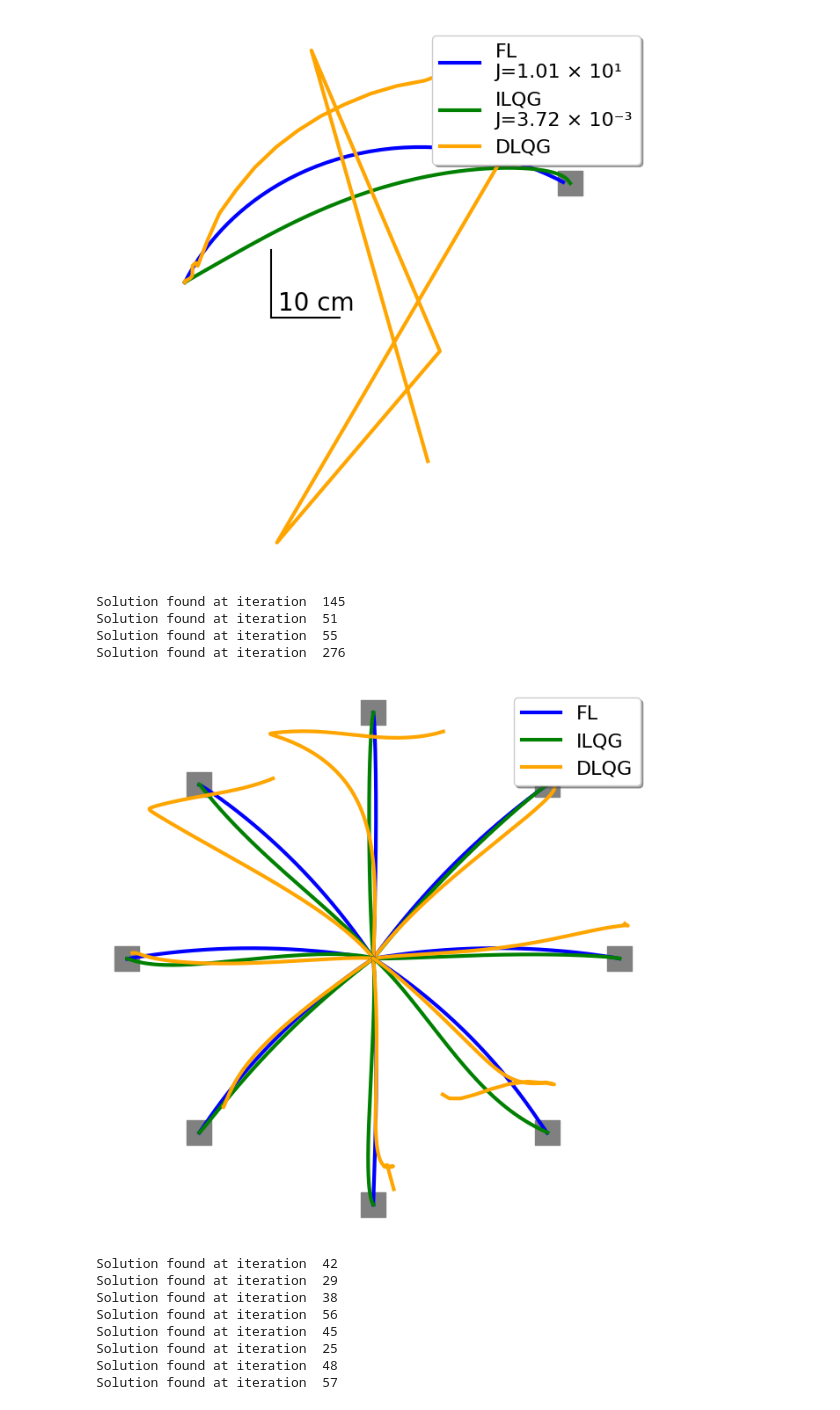
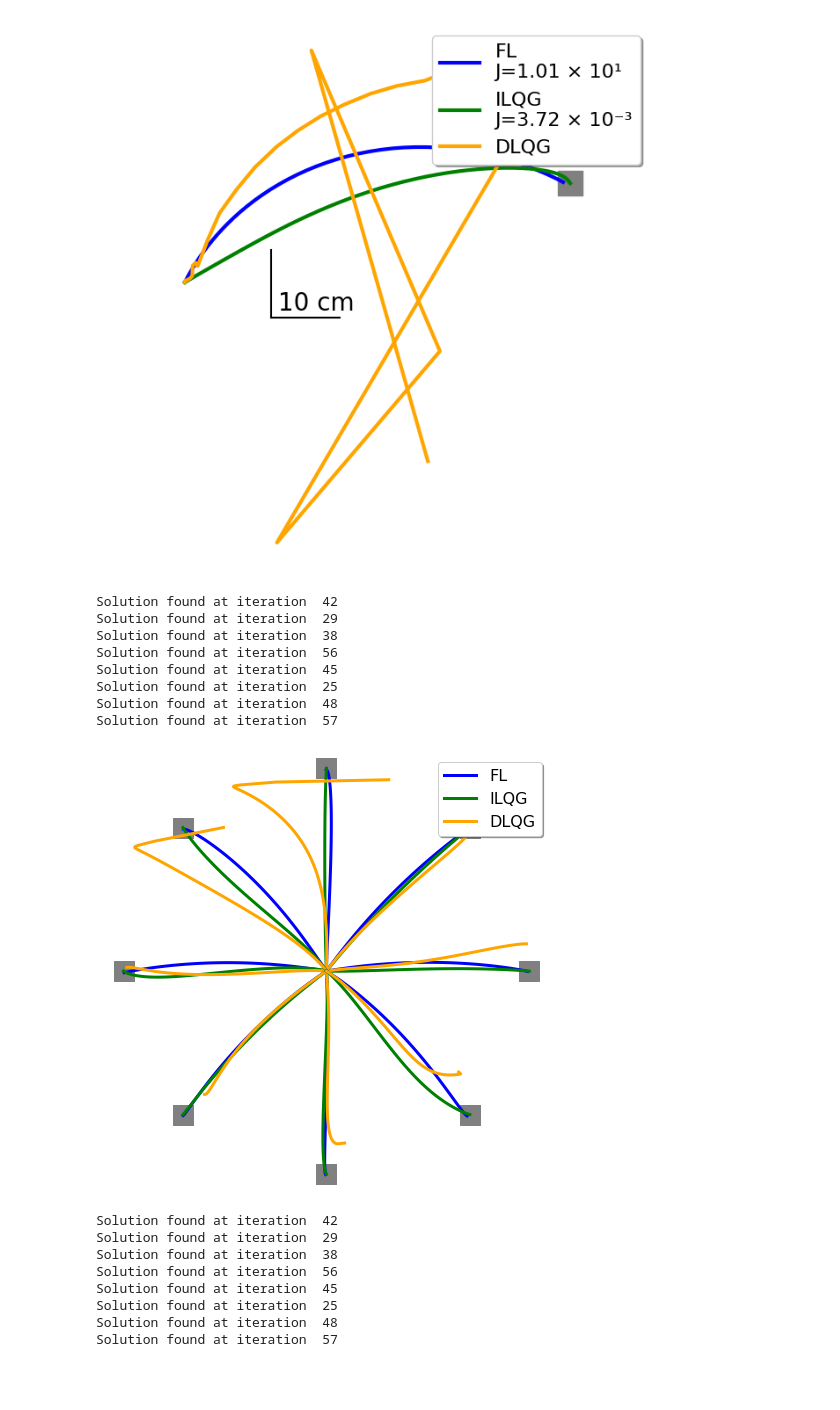
Before and after one commit to AlexandreThy/PhD, a Jupyter notebook: CurrentParts/BestLQG.ipynb, the cells around one changed output. Drawn from its saved outputs; the diff is of its cells as text; code cells hidden in the pictures; blank space fills up the shorter version.

```diff
--- a/CurrentParts/BestLQG.ipynb
+++ b/CurrentParts/BestLQG.ipynb
@@ -520,40 +520,44 @@ def format_sig_figs_superscript(x, sig=3):
     mantissa = round(x / (10 ** exponent), sig - 1)
     superscript_exp = str(exponent).translate(superscript_map)
 
     return f"{mantissa} × 10{superscript_exp}"
 st = [0,30]
 MovementTime = .6
-NumIteration = 300
+NumIteration = 60
 Time = np.linspace(0,MovementTime*1000,NumIteration)
 
 plt.figure(figsize = (8,8))
 for iter,angles in enumerate(np.linspace(0,2*pi,9)[:-1]) :
     tg = [cos(angles)*10,30+sin(angles)*10]
     xFL,yFL,xfl,uFL = FL_6muscles(Duration=MovementTime,w1=1e7,w2=1e7,w3=1e3,w4=1e3,r=1e-7,Num_iter=NumIteration,starting_point=st,targets=tg,Delay = 0.06,Activate_Noise=False)
     xILQG,yILQG,zilqg,uILQG=ILQG(MovementTime,1e4,1,1e-3,tg,st,NumIteration,delay = 0.06,Noise=False)
     xLQG,yLQG,uDLQG,z=DLQG_6Muscles(Duration=MovementTime,r1 = 1e-3,Num_iter=NumIteration,starting_point=st,targets=tg,plot = False,Delay = 0.06,Activate_Noise=False)
 
     xilqg = np.zeros((NumIteration,6))
     xilqg[:,:4] = zilqg
     xilqg[:,4],xilqg[:,5] = np.ones(NumIteration)*xfl[-1,4],np.ones(NumIteration)*xfl[-1,5]
 
     plt.plot(xFL,yFL,color = "blue",linewidth = 3,label= "FL")
     plt.plot(xILQG,yILQG,color = "green",linewidth = 3,label = "ILQG")
     plt.plot(xLQG,yLQG,color = "orange",linewidth = 3,label = "DLQG")
     plt.scatter([tg[0]],[tg[1]],marker = "s",s = 400,color = "grey")
 plt.axis("equal")
 ax = plt.gca()
 #ax.spines['top'].set_visible(False)
 #ax.spines['right'].set_visible(False)
 ax.axis("off")
 MultipleLabel(title="",side = "upper right")
-plt.savefig("Centeroutv2.png",dpi = 200)
+#plt.savefig("Centeroutv2.png",dpi = 200)
 # %% [output]
-Solution found at iteration  145
-Solution found at iteration  51
-Solution found at iteration  55
-Solution found at iteration  276
+Solution found at iteration  42
+Solution found at iteration  29
+Solution found at iteration  38
+Solution found at iteration  56
+Solution found at iteration  45
+Solution found at iteration  25
+Solution found at iteration  48
+Solution found at iteration  57
-[figure, old version]
+[figure, new version]
 # %%
 
 import sys
```
Also changed, not shown: 5 other files.
